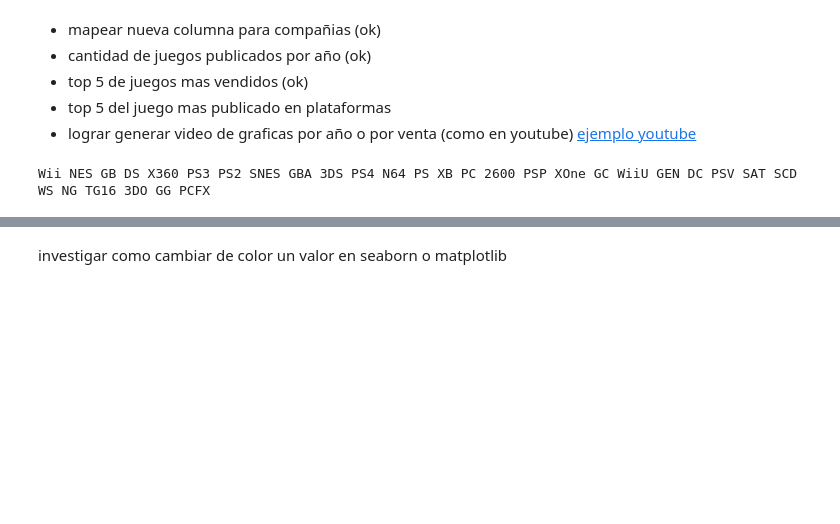
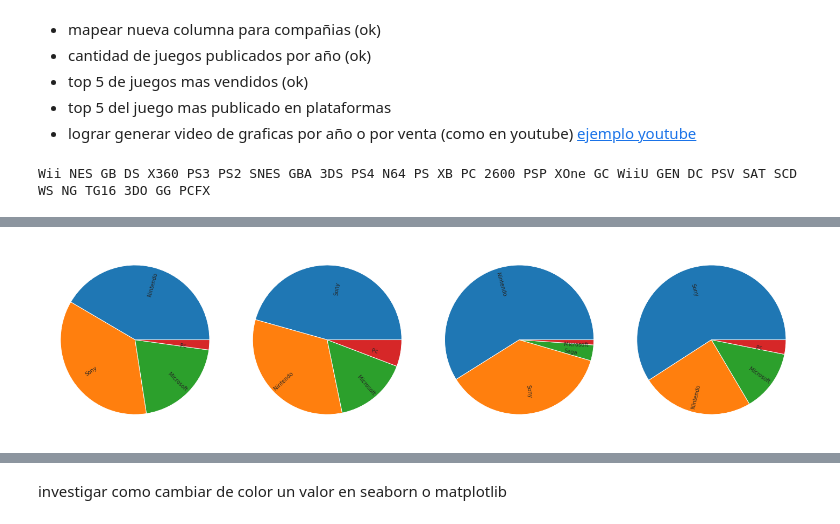
Before and after one commit to Gapcroz/Videogame-Sales-Analysis-, a Jupyter notebook: videogames_sales/vg_sales.ipynb, the cells around one changed output, grey strips where cells are left out. Cells and saved outputs as stored; diff of their text form; code cells hidden in the pictures; blank space fills up the shorter version.

```diff
--- a/videogames_sales/vg_sales.ipynb
+++ b/videogames_sales/vg_sales.ipynb
@@ -238,0 +321,16 @@ vgs["Year"].value_counts(ascending=True).plot.barh(figsize=(20,20));
+# %%
+# creating code to show in pie graphs the sales per region in the companys on my own
+r0 = vgs.pivot_table(index= "Genre", columns= "Company", values= "NA_Sales", aggfunc= "sum").sum().sort_values(ascending= False)[:4]
+r1 = vgs.pivot_table(index= "Genre", columns= "Company", values= "EU_Sales", aggfunc= "sum").sum().sort_values(ascending= False)[:4]
+r2 = vgs.pivot_table(index= "Genre", columns= "Company", values= "JP_Sales", aggfunc= "sum").sum().sort_values(ascending= False)[:4]
+r3 = vgs.pivot_table(index= "Genre", columns= "Company", values= "Other_Sales", aggfunc= "sum").sum().sort_values(ascending= False)[:4]
+fig, axes = plt.subplots(nrows= 1, ncols= 4, figsize=(20,20))
+color = []
+axes[0].pie(r0, labels= r0.index, rotatelabels=True, labeldistance=0.6)
+axes[1].pie(r1, labels= r1.index, rotatelabels=True, labeldistance=0.6)
+axes[2].pie(r2, labels= r2.index, rotatelabels=True, labeldistance=0.6)
+axes[3].pie(r3, labels= r3.index, rotatelabels=True, labeldistance=0.6)
+fig.tight_layout()
+plt.show()
+# %% [output]
+[figure, added]
```
Also changed, not shown: parts of 13 cells of this notebook.
